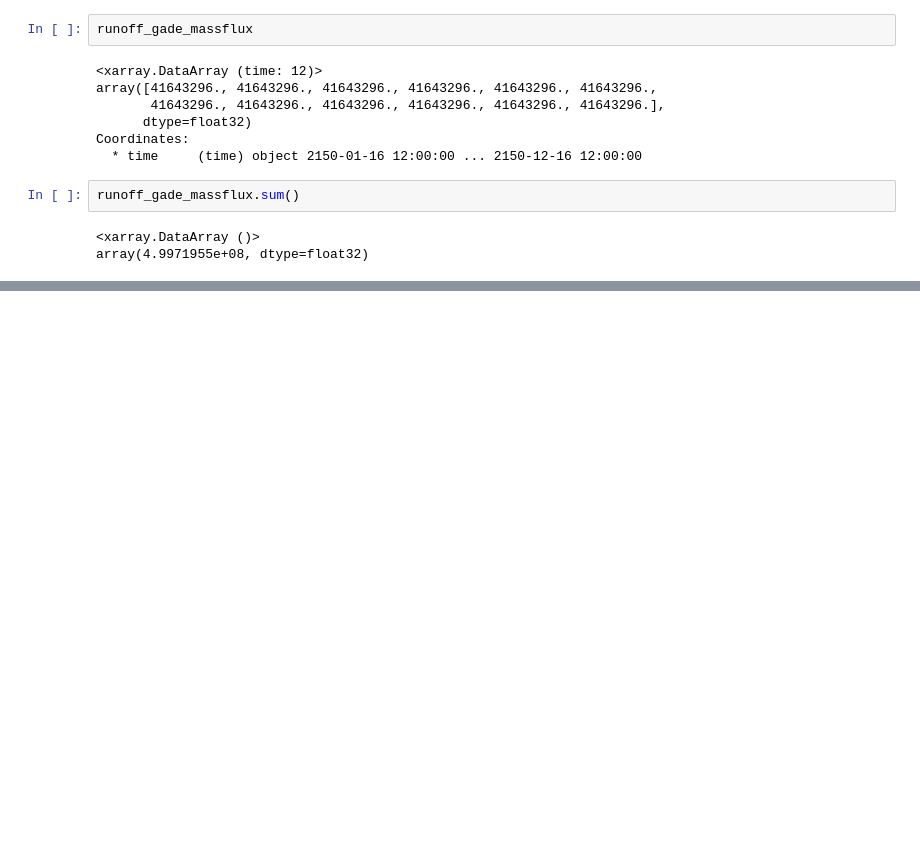
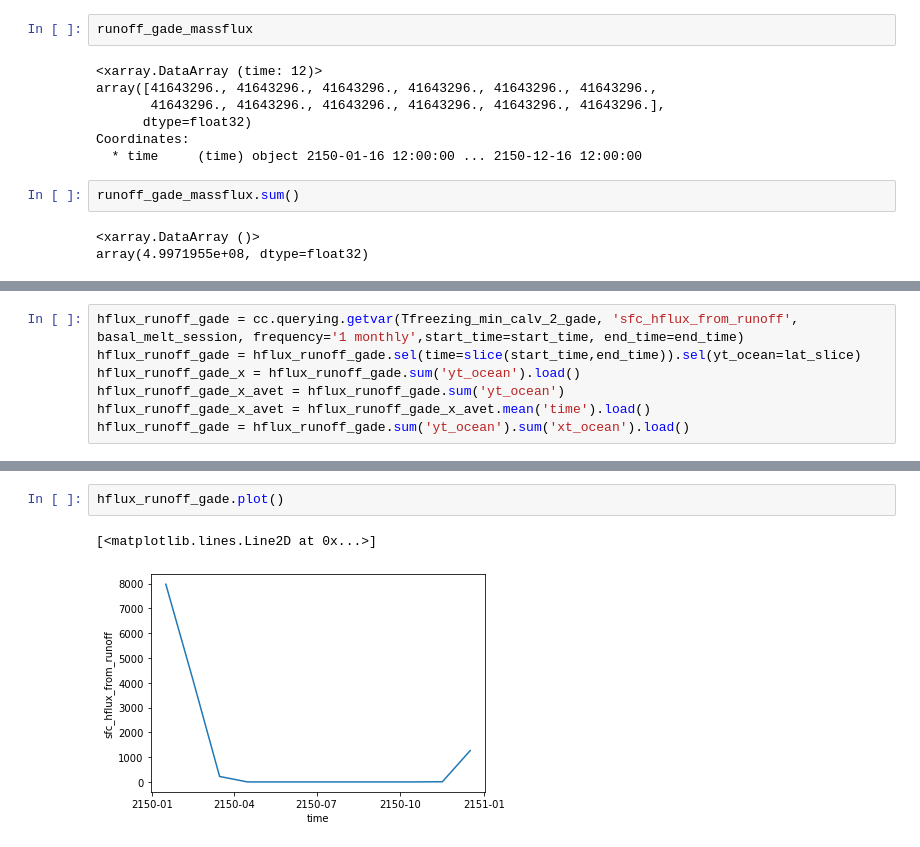
Before and after one commit to pedrocol/basal_mom5-collaborative-project, a Jupyter notebook: notebooks/ICB/Untitled.ipynb, the cells around one changed output, grey strips where cells are left out. Drawn from its saved outputs; the diff is of its cells as text; blank space fills up the shorter version.

```diff
--- a/notebooks/ICB/Untitled.ipynb
+++ b/notebooks/ICB/Untitled.ipynb
@@ -278,0 +331,7 @@ array(4.9971955e+08, dtype=float32)
+# %%
+hflux_runoff_gade = cc.querying.getvar(Tfreezing_min_calv_2_gade, 'sfc_hflux_from_runoff', basal_melt_session, frequency='1 monthly',start_time=start_time, end_time=end_time)
+hflux_runoff_gade = hflux_runoff_gade.sel(time=slice(start_time,end_time)).sel(yt_ocean=lat_slice)
+hflux_runoff_gade_x = hflux_runoff_gade.sum('yt_ocean').load()
+hflux_runoff_gade_x_avet = hflux_runoff_gade.sum('yt_ocean')
+hflux_runoff_gade_x_avet = hflux_runoff_gade_x_avet.mean('time').load()
+hflux_runoff_gade = hflux_runoff_gade.sum('yt_ocean').sum('xt_ocean').load()
@@ -278,0 +345,5 @@ array(4.9971955e+08, dtype=float32)
+# %%
+hflux_runoff_gade.plot()
+# %% [output]
+[<matplotlib.lines.Line2D at 0x...>]
+[figure, added]
```
Also changed, not shown: parts of 15 cells of this notebook, 1 other file.
